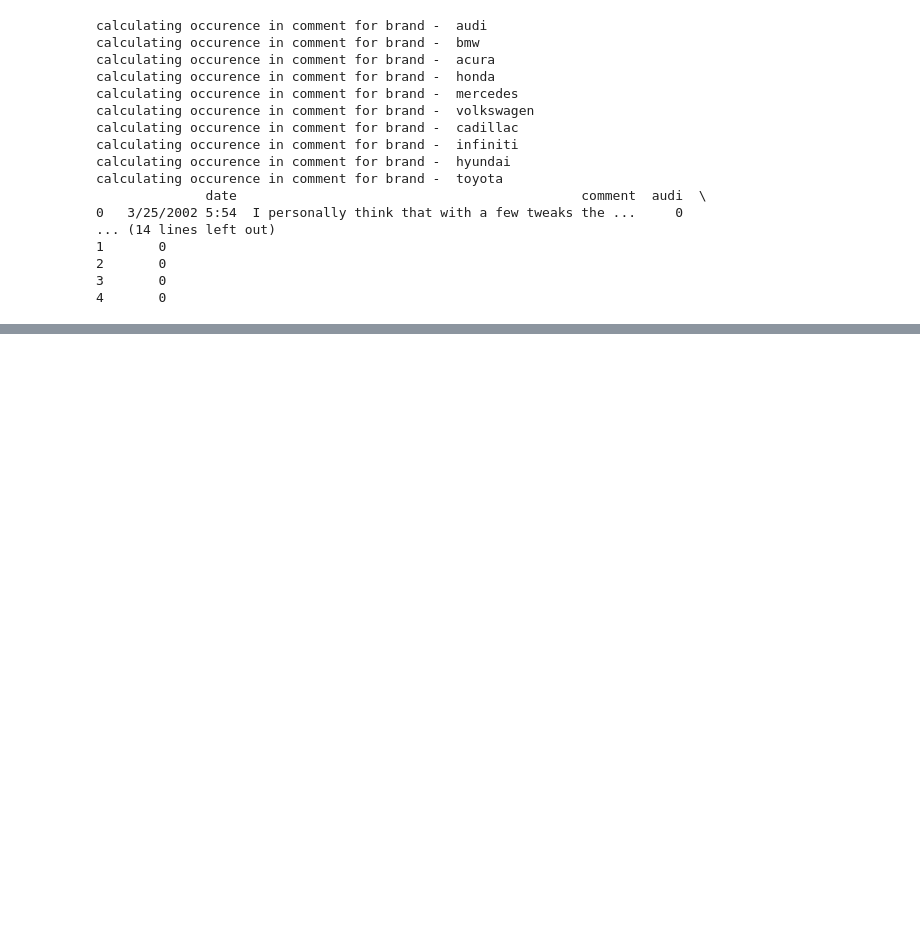
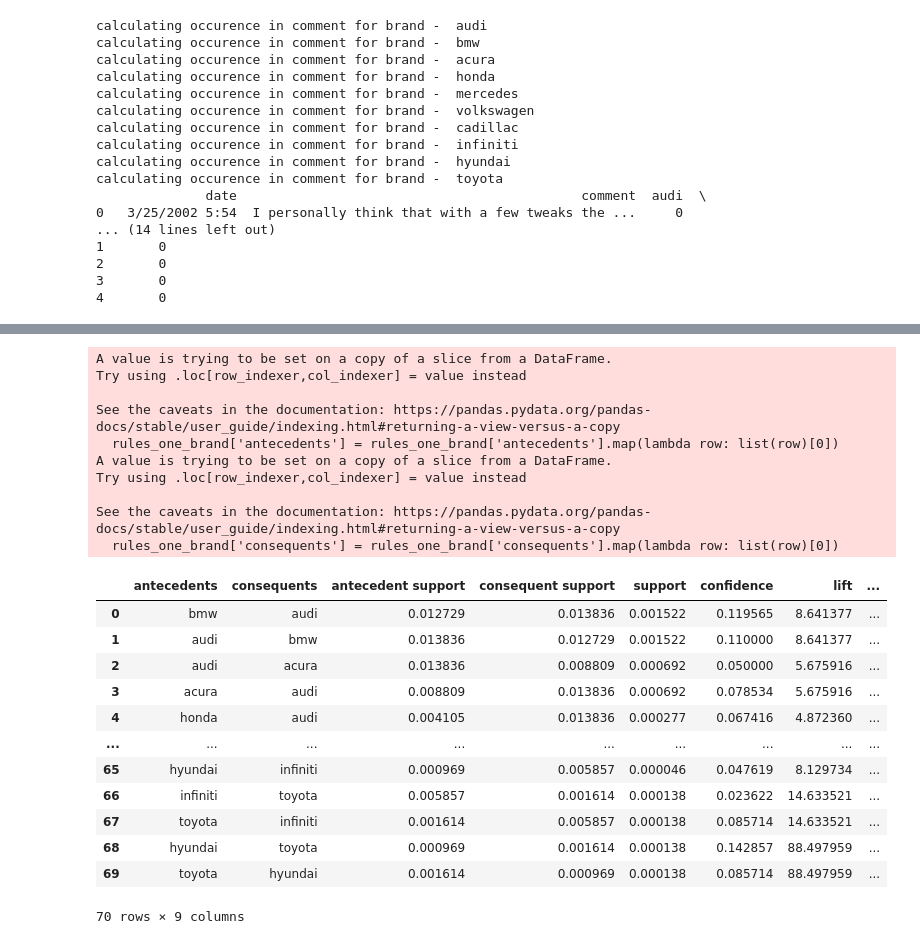
Before and after one commit to vicgpt/Unstructured-Data-Analytics, a Jupyter notebook: Assignment 1 - Car Brands/Car-Brand-Text-Analytics-vishal.ipynb, the cells around one changed output, grey strips where cells are left out. Drawn from its saved outputs; the diff is of its cells as text; code cells hidden in the pictures; blank space fills up the shorter version.

```diff
--- a/Assignment 1 - Car Brands/Car-Brand-Text-Analytics-vishal.ipynb
+++ b/Assignment 1 - Car Brands/Car-Brand-Text-Analytics-vishal.ipynb
@@ -323,0 +361,39 @@ plt.bar(comment_mentions.index, comment_mentions)
+# %%
+# generating lifts
+brand_apriori = apriori(brand_occurence_df.iloc[:, 2:], min_support=0.000001, use_colnames=True)
+rules = association_rules(brand_apriori, metric="lift", min_threshold=0)
+
+# cleaning to get one brand to another brand lift
+mask1 = rules['antecedents'].map(lambda row: len(row)) == 1
+mask2 = rules['consequents'].map(lambda row: len(row)) == 1
+rules_one_brand = rules[(mask1 & mask2)]
+
+# converting columns data types
+rules_one_brand['antecedents'] = rules_one_brand['antecedents'].map(lambda row: list(row)[0])
+rules_one_brand['consequents'] = rules_one_brand['consequents'].map(lambda row: list(row)[0])
+
+rules_one_brand
+# %% [output]
+A value is trying to be set on a copy of a slice from a DataFrame.
+Try using .loc[row_indexer,col_indexer] = value instead
+
+See the caveats in the documentation: https://pandas.pydata.org/pandas-docs/stable/user_guide/indexing.html#returning-a-view-versus-a-copy
+  rules_one_brand['antecedents'] = rules_one_brand['antecedents'].map(lambda row: list(row)[0])
+A value is trying to be set on a copy of a slice from a DataFrame.
+Try using .loc[row_indexer,col_indexer] = value instead
+
+See the caveats in the documentation: https://pandas.pydata.org/pandas-docs/stable/user_guide/indexing.html#returning-a-view-versus-a-copy
+  rules_one_brand['consequents'] = rules_one_brand['consequents'].map(lambda row: list(row)[0])
+|  | antecedents | consequents | antecedent support | consequent support | support | confidence | lift | ... |
+| 0 | bmw | audi | 0.012729 | 0.013836 | 0.001522 | 0.119565 | 8.641377 | ... |
+| 1 | audi | bmw | 0.013836 | 0.012729 | 0.001522 | 0.110000 | 8.641377 | ... |
+| 2 | audi | acura | 0.013836 | 0.008809 | 0.000692 | 0.050000 | 5.675916 | ... |
+| 3 | acura | audi | 0.008809 | 0.013836 | 0.000692 | 0.078534 | 5.675916 | ... |
+| 4 | honda | audi | 0.004105 | 0.013836 | 0.000277 | 0.067416 | 4.872360 | ... |
+| ... | ... | ... | ... | ... | ... | ... | ... | ... |
+| 65 | hyundai | infiniti | 0.000969 | 0.005857 | 0.000046 | 0.047619 | 8.129734 | ... |
+| 66 | infiniti | toyota | 0.005857 | 0.001614 | 0.000138 | 0.023622 | 14.633521 | ... |
+| 67 | toyota | infiniti | 0.001614 | 0.005857 | 0.000138 | 0.085714 | 14.633521 | ... |
+| 68 | hyundai | toyota | 0.000969 | 0.001614 | 0.000138 | 0.142857 | 88.497959 | ... |
+| 69 | toyota | hyundai | 0.001614 | 0.000969 | 0.000138 | 0.085714 | 88.497959 | ... |
+70 rows × 9 columns
```
Also changed, not shown: parts of 8 cells of this notebook.
